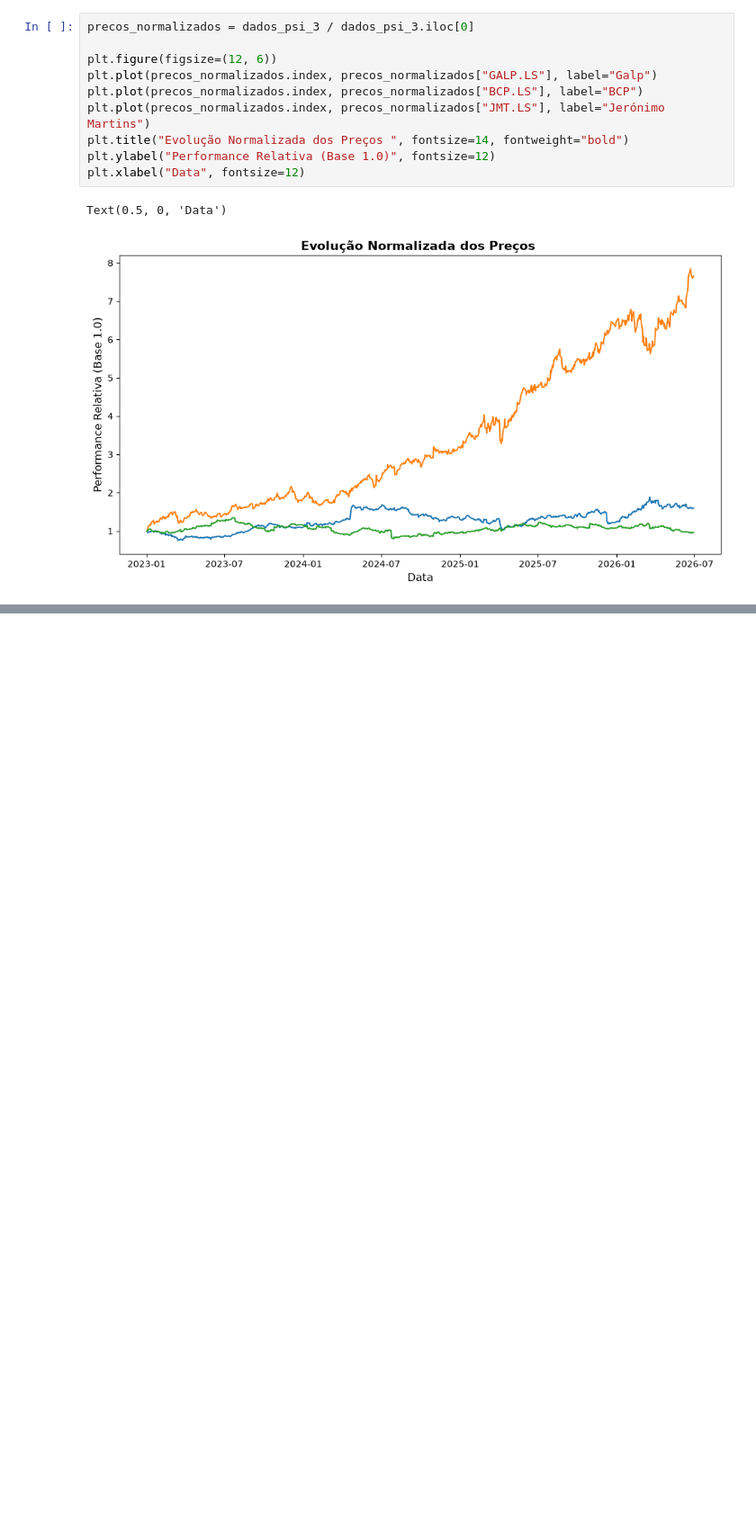
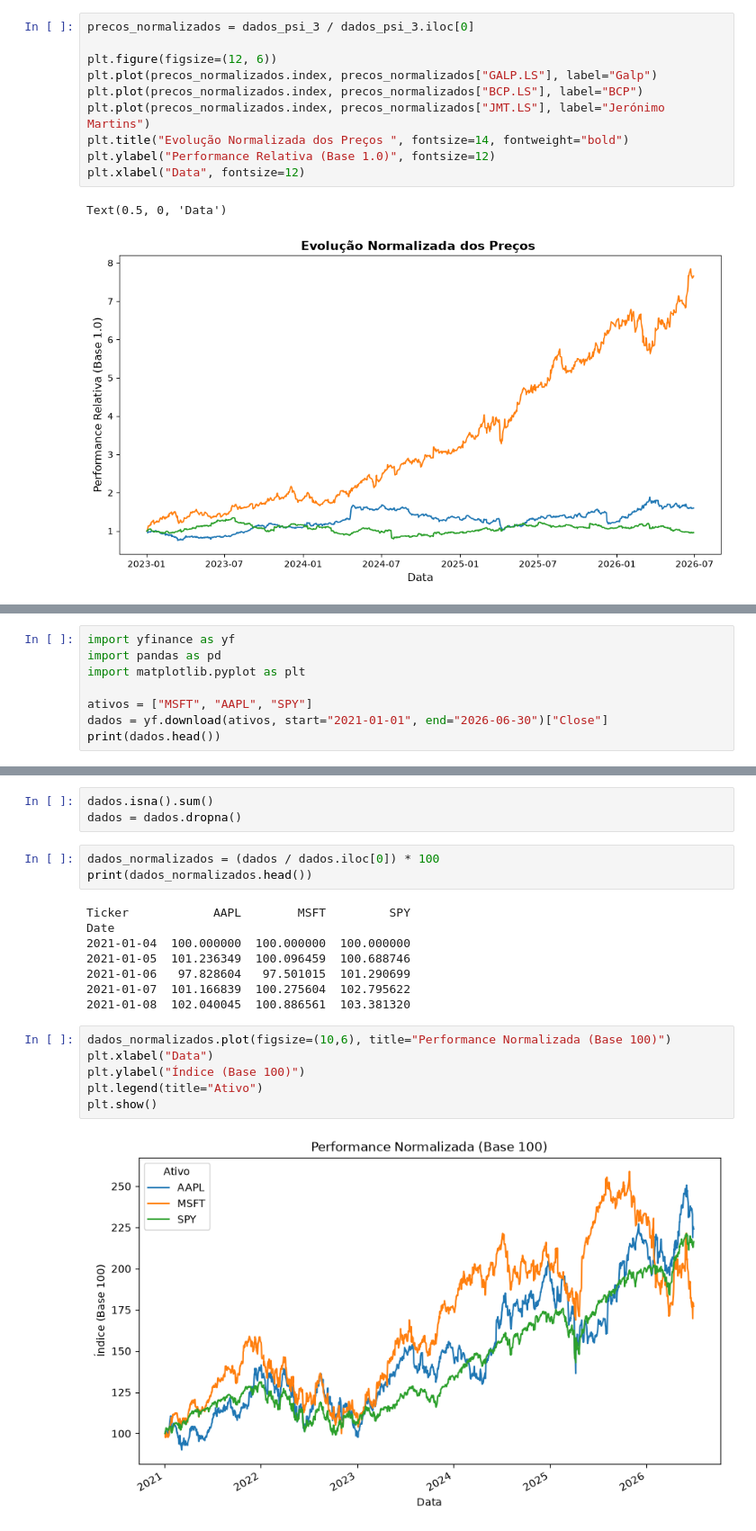
Before and after one commit to JoaoTMLopes/python-finance-learning, a Jupyter notebook: BASIC_REAL_DATA_ANALYSES.ipynb, the cells around one changed output, grey strips where cells are left out. Shown at 90% size. Saved outputs shown, nothing was run; the diff lists cells and outputs as text; blank space fills up the shorter version.

Commit message:
Bloco 3: consolidacao yfinance, normalizacao e comparacao de ativos

```diff
--- a/BASIC_REAL_DATA_ANALYSES.ipynb
+++ b/BASIC_REAL_DATA_ANALYSES.ipynb
@@ -183,0 +236,8 @@ Text(0.5, 0, 'Data')
+# %%
+import yfinance as yf
+import pandas as pd
+import matplotlib.pyplot as plt
+
+ativos = ["MSFT", "AAPL", "SPY"]
+dados = yf.download(ativos, start="2021-01-01", end="2026-06-30")["Close"]
+print(dados.head())
@@ -183,0 +253,22 @@ Text(0.5, 0, 'Data')
+# %%
+dados.isna().sum()
+dados = dados.dropna()
+# %%
+dados_normalizados = (dados / dados.iloc[0]) * 100
+print(dados_normalizados.head())
+# %% [output]
+Ticker            AAPL        MSFT         SPY
+Date
+2021-01-04  100.000000  100.000000  100.000000
+2021-01-05  101.236349  100.096459  100.688746
+2021-01-06   97.828604   97.501015  101.290699
+2021-01-07  101.166839  100.275604  102.795622
+2021-01-08  102.040045  100.886561  103.381320
+# %%
+dados_normalizados.plot(figsize=(10,6), title="Performance Normalizada (Base 100)")
+plt.xlabel("Data")
+plt.ylabel("Índice (Base 100)")
+plt.legend(title="Ativo")
+plt.show()
+# %% [output]
+[figure, added]
```
Also changed, not shown: parts of 18 cells of this notebook.
